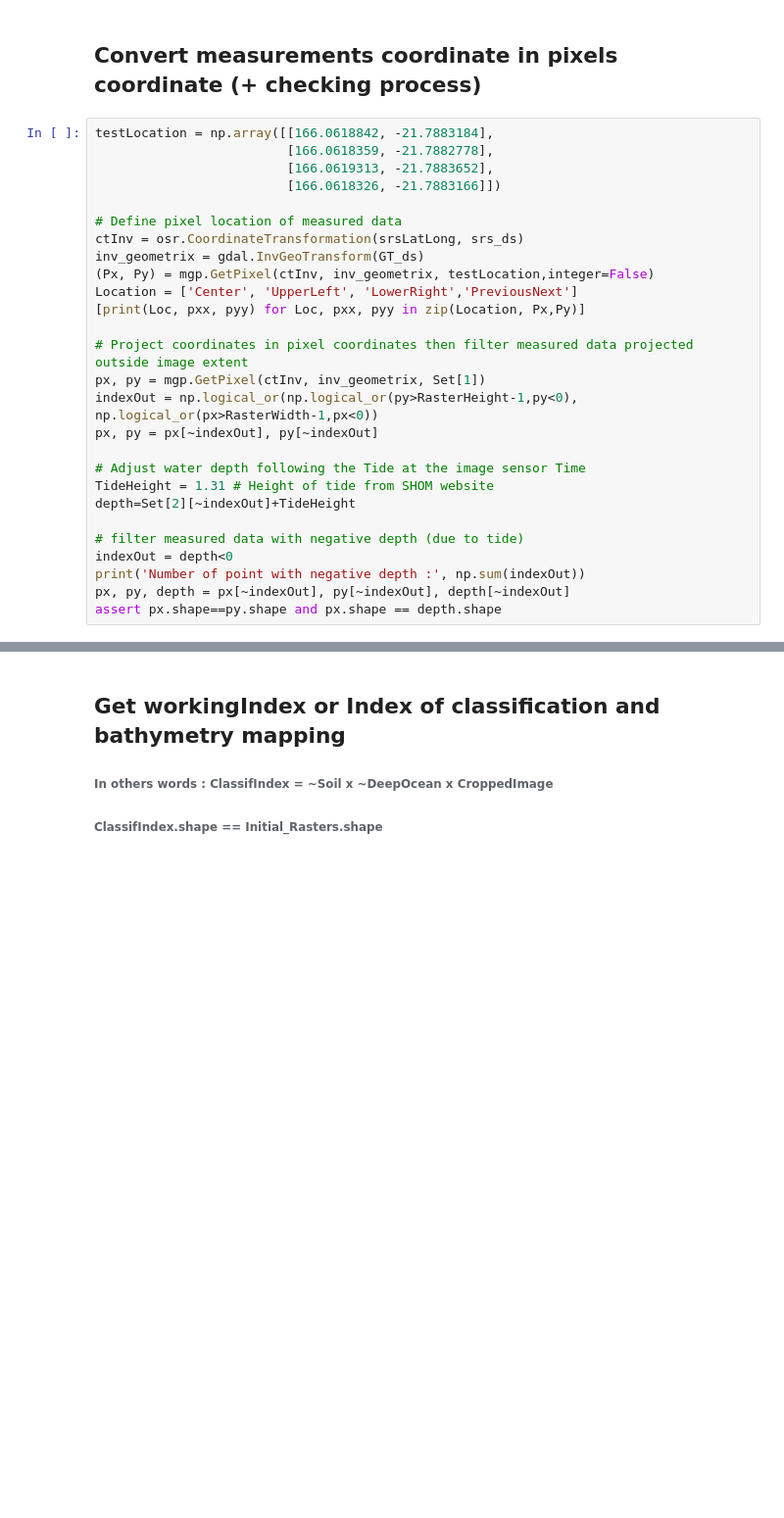
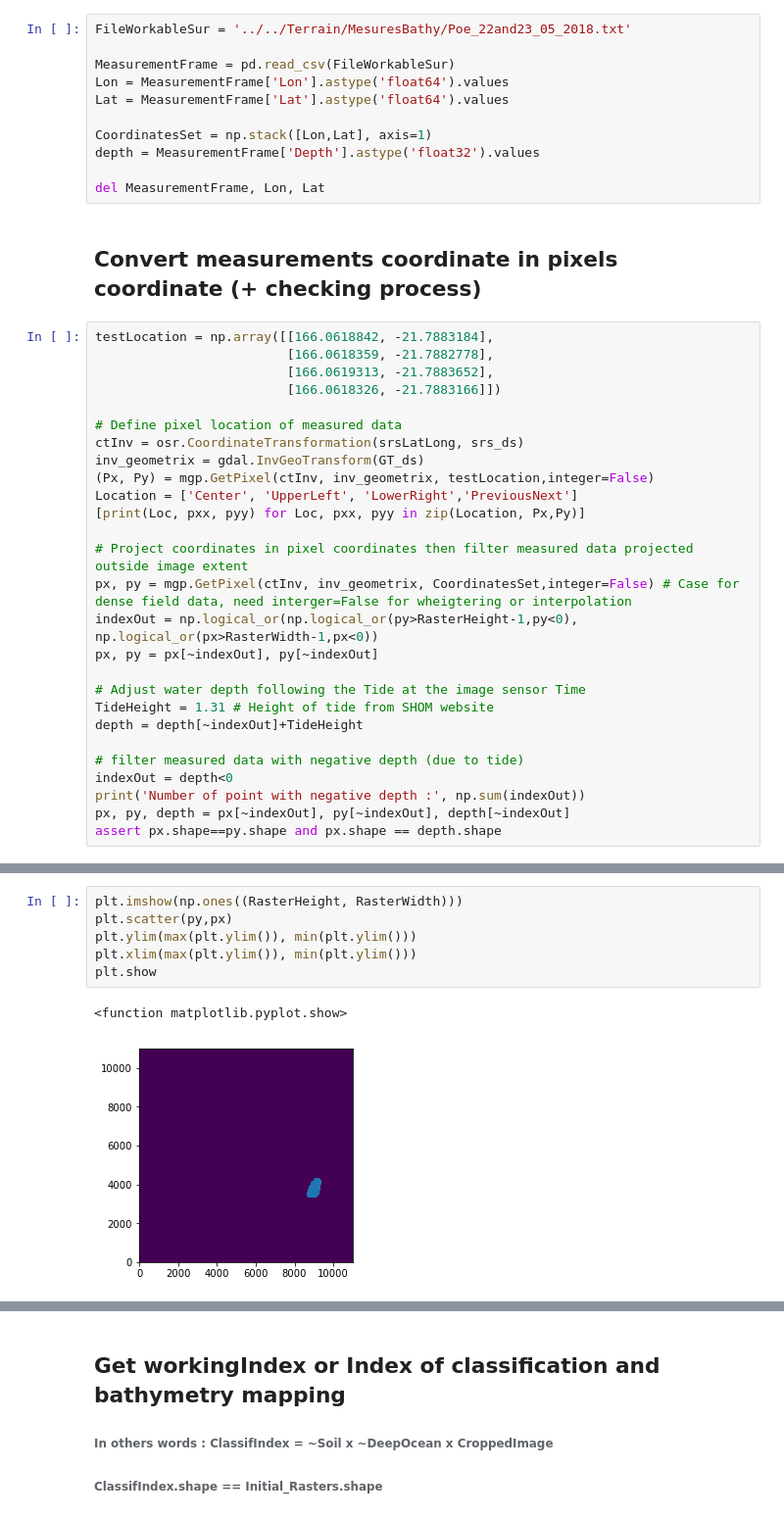
Before and after one commit to Seam8/SDB_Projects, a Jupyter notebook: Poe/Scripts/Modeling/GetBathy_Stumpf_WithFieldData.ipynb, the cells around one changed output, grey strips where cells are left out. Shown: that part at 98% size. Drawn from its saved outputs; the diff is of its cells as text; blank space fills up the shorter version.

Commit message:
modif des scatter de verif get Stumpf

```diff
--- a/Poe/Scripts/Modeling/GetBathy_Stumpf_WithFieldData.ipynb
+++ b/Poe/Scripts/Modeling/GetBathy_Stumpf_WithFieldData.ipynb
@@ -82,3 +69,14 @@ assert np.sum(Count) == Set[1].shape[0]
+# %%
+FileWorkableSur = '../../Terrain/MesuresBathy/Poe_22and23_05_2018.txt'
+
+MeasurementFrame = pd.read_csv(FileWorkableSur)
+Lon = MeasurementFrame['Lon'].astype('float64').values
+Lat = MeasurementFrame['Lat'].astype('float64').values
+
+CoordinatesSet = np.stack([Lon,Lat], axis=1)
+depth = MeasurementFrame['Depth'].astype('float32').values
+
+del MeasurementFrame, Lon, Lat
 # %% [markdown]
 ##  Convert measurements coordinate in pixels coordinate (+ checking process)
 # %%
@@ -95,13 +93,13 @@ Location = ['Center', 'UpperLeft', 'LowerRight','PreviousNext']
 [print(Loc, pxx, pyy) for Loc, pxx, pyy in zip(Location, Px,Py)]
 
 # Project coordinates in pixel coordinates then filter measured data projected outside image extent
-px, py = mgp.GetPixel(ctInv, inv_geometrix, Set[1])
+px, py = mgp.GetPixel(ctInv, inv_geometrix, CoordinatesSet,integer=False) # Case for dense field data, need interger=False for wheigtering or interpolation
 indexOut = np.logical_or(np.logical_or(py>RasterHeight-1,py<0), np.logical_or(px>RasterWidth-1,px<0))
 px, py = px[~indexOut], py[~indexOut]
 
 # Adjust water depth following the Tide at the image sensor Time
 TideHeight = 1.31 # Height of tide from SHOM website
-depth=Set[2][~indexOut]+TideHeight
+depth = depth[~indexOut]+TideHeight
 
 # filter measured data with negative depth (due to tide)
 indexOut = depth<0
@@ -110,0 +117,9 @@ assert px.shape==py.shape and px.shape == depth.shape
+# %%
+plt.imshow(np.ones((RasterHeight, RasterWidth)))
+plt.scatter(py,px)
+plt.ylim(max(plt.ylim()), min(plt.ylim()))
+plt.xlim(max(plt.ylim()), min(plt.ylim()))
+plt.show
+# %% [output]
+<function matplotlib.pyplot.show>
+[figure, added]
```
Also changed, not shown: parts of 7 cells of this notebook, 1 other file.
